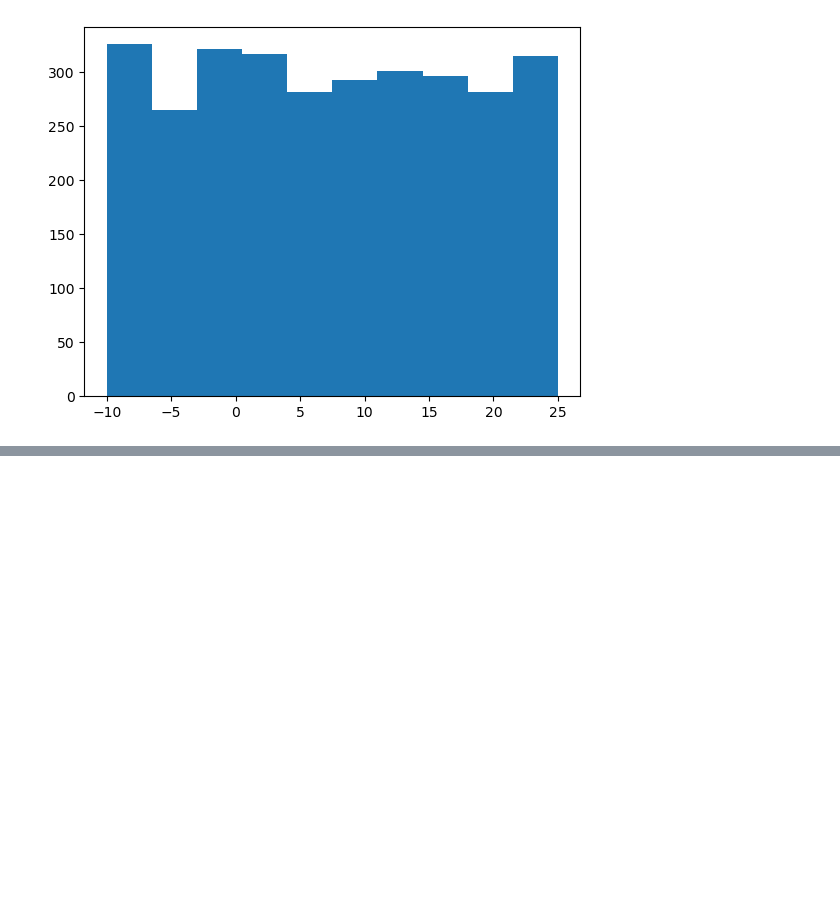
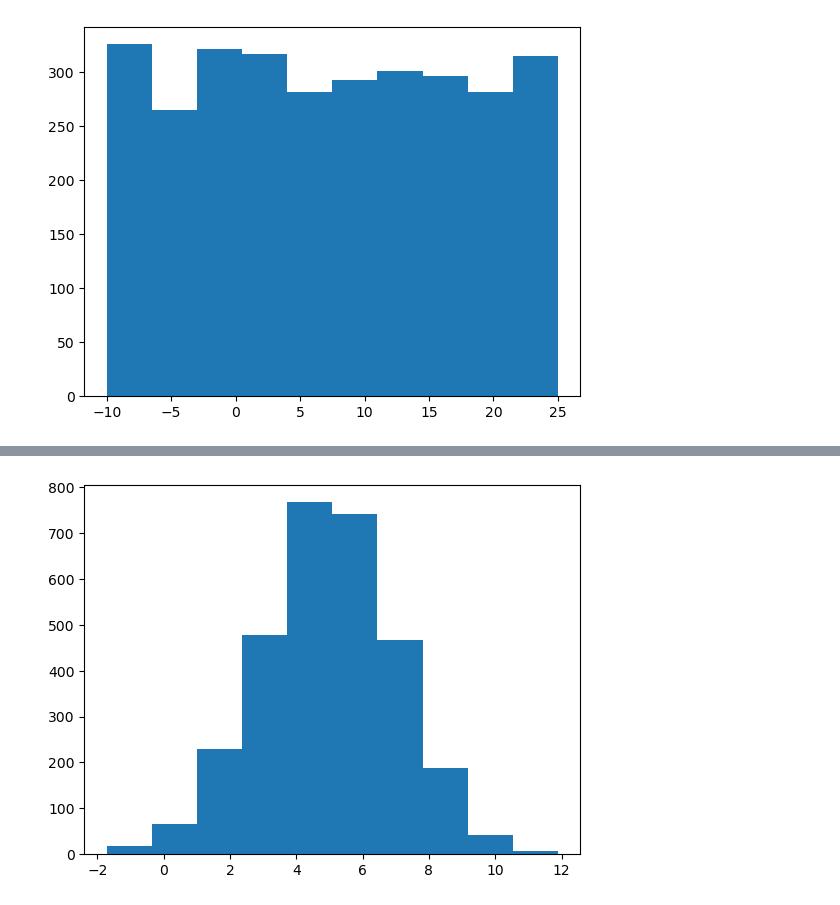
Before and after one commit to Jorgvt/fxlayers, a Jupyter notebook: Notebooks/01_initializers.ipynb, the cells around one changed output, grey strips where cells are left out. Drawn from its saved outputs; the diff is of its cells as text; code cells hidden in the pictures; blank space fills up the shorter version.

```diff
--- a/Notebooks/01_initializers.ipynb
+++ b/Notebooks/01_initializers.ipynb
@@ -46,0 +71,8 @@ plt.show()
+# %%
+#| eval: false
+layer = nn.Dense(features=1000, kernel_init=displaced_normal(mean=5., stddev=2.))
+params = layer.init(random.PRNGKey(0), jnp.ones(shape=(1,32,32,3)))
+plt.hist(params["params"]["kernel"].ravel())
+plt.show()
+# %% [output]
+[figure, added]
```
Also changed, not shown: parts of 3 cells of this notebook, 1 other file.
